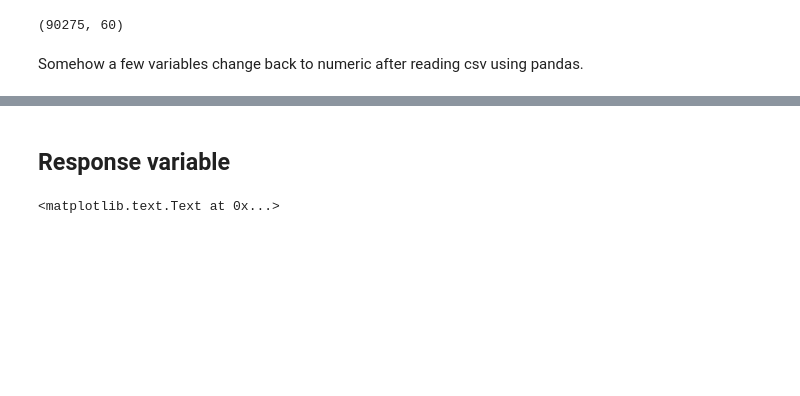
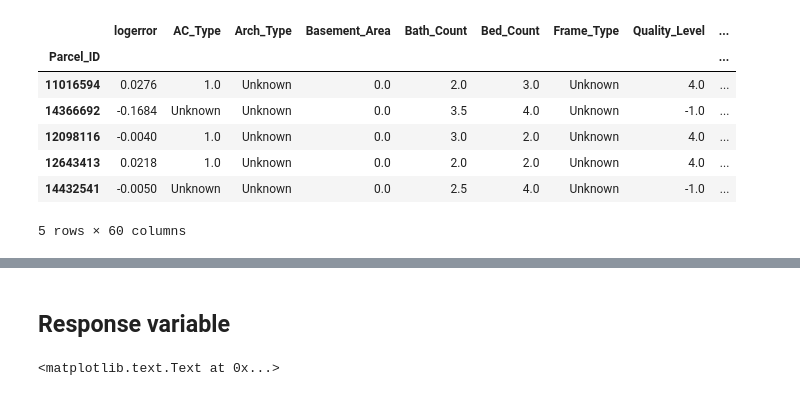
Before and after one commit to verali0816/Zillow-House-Price-Prediction, a Jupyter notebook: Preliminary_data_analysis.ipynb, the cells around one changed output, grey strips where cells are left out. Saved outputs shown, nothing was run; the diff lists cells and outputs as text; code cells hidden in the pictures; blank space fills up the shorter version.

```diff
--- a/Preliminary_data_analysis.ipynb
+++ b/Preliminary_data_analysis.ipynb
@@ -16,6 +13,29 @@ train = train.drop(["Unnamed: 0", "Tax_assess_Year"], axis = 1)
+# %%
+train = pd.read_csv("train_V2.csv") #train_V2 is the dataset in which the missing values are removed.
+train = train.drop(["Unnamed: 0", "Tax_assess_Year"], axis = 1) #Tax_assess_Year is all 2015. No sense to keep it.
+
+#Somehow a few variables change back to numeric after reading csv using pandas.
+toobject = ["FIPS", "County", "Raw_census", "Zipcode", "Land_Type"]
+for col in toobject:
+    train[col] = train[col].astype("object")
+
+#convert tran_date to month and day
+train["tran_month"] = [datetime.strptime(x, "%Y-%m-%d").month for x in train.tran_date]
+train["tran_day"] = [datetime.strptime(x, "%Y-%m-%d").day for x in train.tran_date]
+train = train.drop("tran_date", axis = 1)
+
+#set index
+train.set_index("Parcel_ID", drop = True, inplace = True)
+
+#train.to_csv("train_V3.csv")
 # %%
-train.shape
+train.head()
 # %% [output]
+|  | logerror | AC_Type | Arch_Type | Basement_Area | Bath_Count | Bed_Count | Frame_Type | Quality_Level | ... |
+| Parcel_ID |  |  |  |  |  |  |  |  | ... |
+| 11016594 | 0.0276 | 1.0 | Unknown | 0.0 | 2.0 | 3.0 | Unknown | 4.0 | ... |
+| 14366692 | -0.1684 | Unknown | Unknown | 0.0 | 3.5 | 4.0 | Unknown | -1.0 | ... |
+| 12098116 | -0.0040 | 1.0 | Unknown | 0.0 | 3.0 | 2.0 | Unknown | 4.0 | ... |
+| 12643413 | 0.0218 | 1.0 | Unknown | 0.0 | 2.0 | 2.0 | Unknown | 4.0 | ... |
+| 14432541 | -0.0050 | Unknown | Unknown | 0.0 | 2.5 | 4.0 | Unknown | -1.0 | ... |
-(90275, 60)
+5 rows × 60 columns
-# %% [markdown]
-Somehow a few variables change back to numeric after reading csv using pandas.
```
Also changed, not shown: parts of 21 cells of this notebook, 1 other file.
